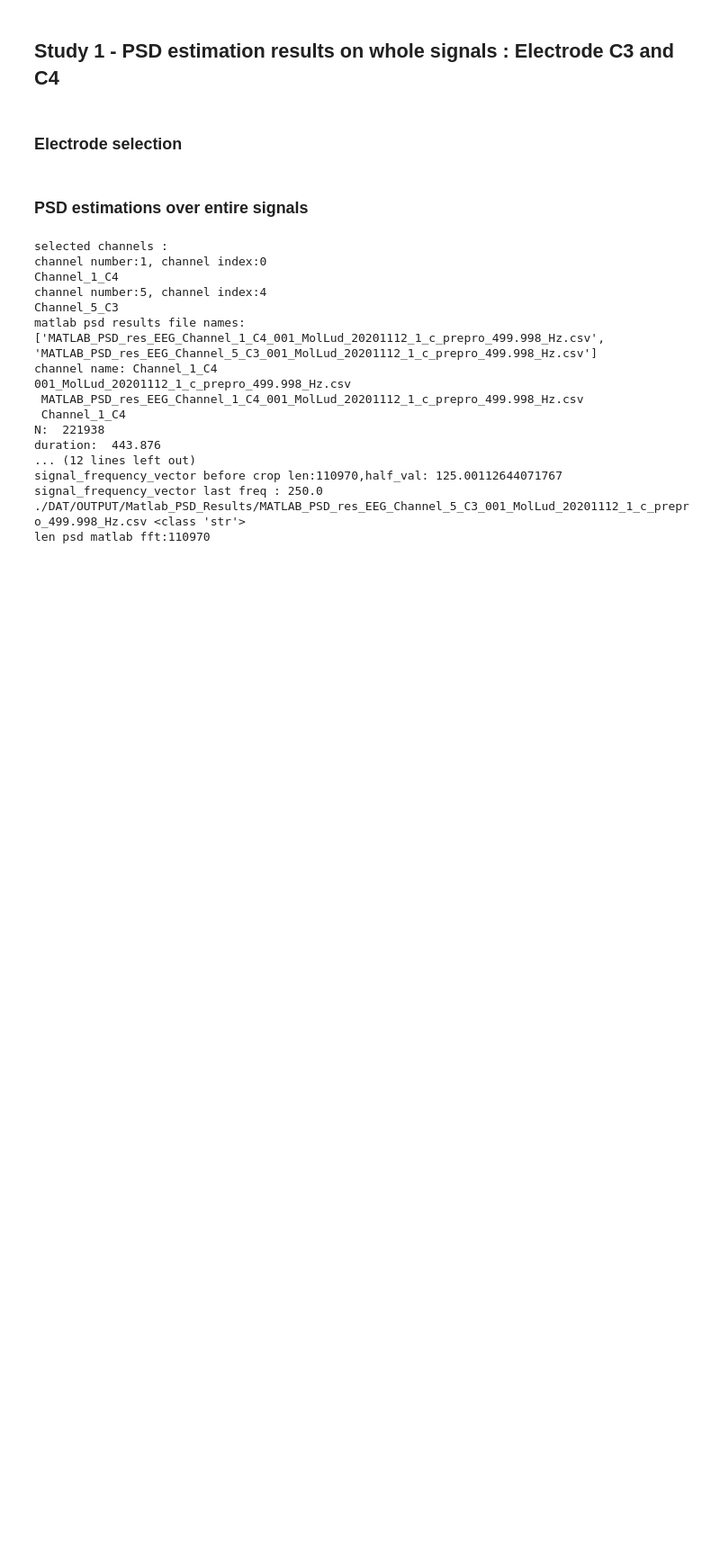
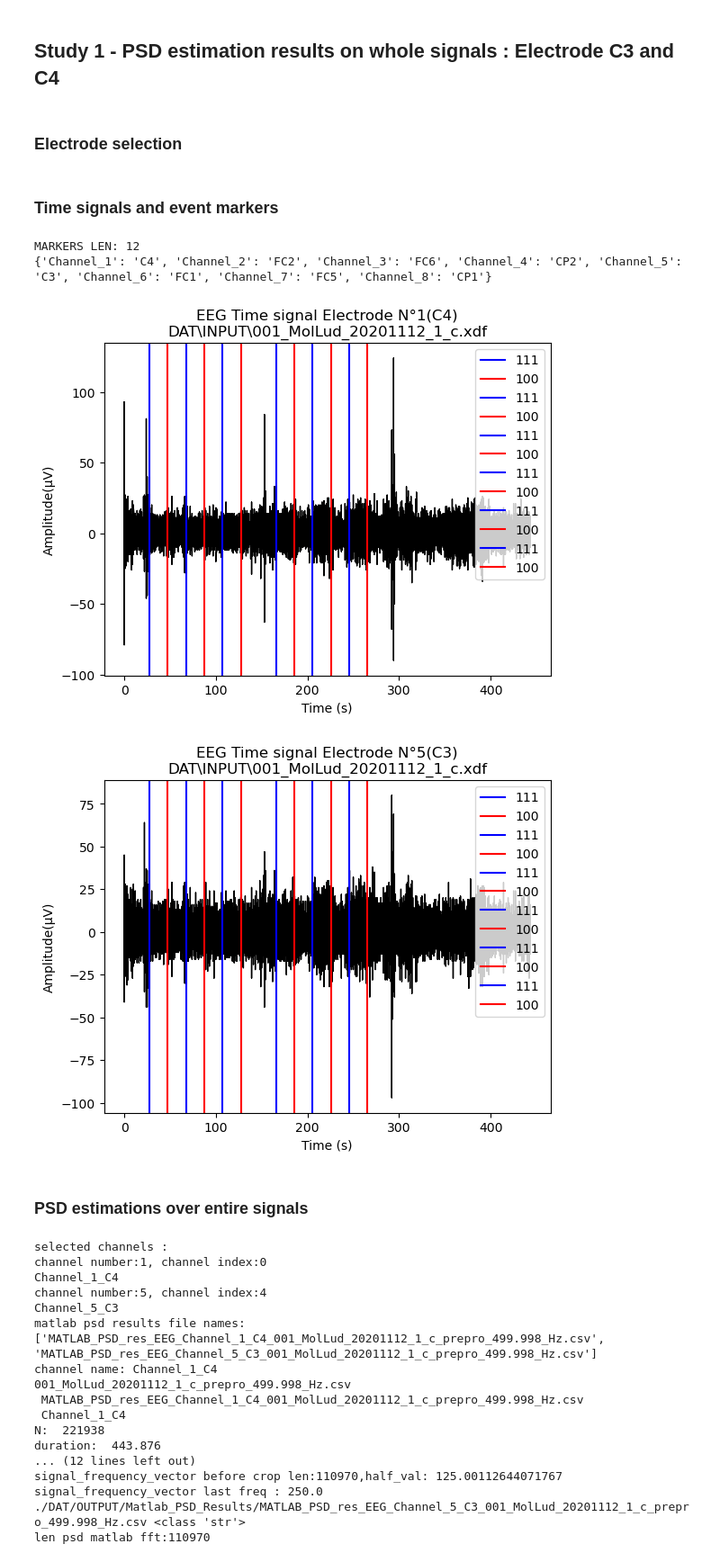
Before and after one commit to iwissemben/Stage_Signal_Physio, a Jupyter notebook: SRC/comparisons_Rearm.ipynb, the cells around one changed output. Shown at 90% size. Drawn from its saved outputs; the diff is of its cells as text; code cells hidden in the pictures; blank space fills up the shorter version.

```diff
--- a/SRC/comparisons_Rearm.ipynb
+++ b/SRC/comparisons_Rearm.ipynb
@@ -95,6 +95,28 @@ channels_dict = {"Channel_1": "C4",
 # %%
 # Selection of electrodes to study
 SELECT_CHANNEL_NUMBERS=np.array([1,5])
+# %% [markdown]
+### Time signals and event markers
+# %%
+#retrieve the event markers
+markers_array=create_marker_times_labels_array(xdf_input_filepath=xdf_input_filepath)
+nearest_markers_array=nearest_timestamps_array_finder(EEG_times_stamps=EEG_times,markers=markers_array)
+
+#Display channel numbers and corresponding names
+print(channels_dict)
+# %% [output]
+MARKERS LEN: 12
+{'Channel_1': 'C4', 'Channel_2': 'FC2', 'Channel_3': 'FC6', 'Channel_4': 'CP2', 'Channel_5': 'C3', 'Channel_6': 'FC1', 'Channel_7': 'FC5', 'Channel_8': 'CP1'}
+# %%
+for iter,i in enumerate(SELECT_CHANNEL_NUMBERS):
+    Channel_index=i-1
+    single_plot(f"{xdf_input_filepath}", fig_number=iter, x=EEG_times, y=EEG_amplitudes[:, Channel_index],
+            fig_title=f"EEG Time signal Electrode N°{i}({channels_dict[f'Channel_{i}']})",
+            xlabel="Time (s)", ylabel="Amplitude(µV)",markers_times_array=markers_array
+            )
+# %% [output]
+[figure, added]
+[figure, added]
 # %% [markdown]
 ### PSD estimations over entire signals
 # %%
```
Also changed, not shown: parts of 16 cells of this notebook.
